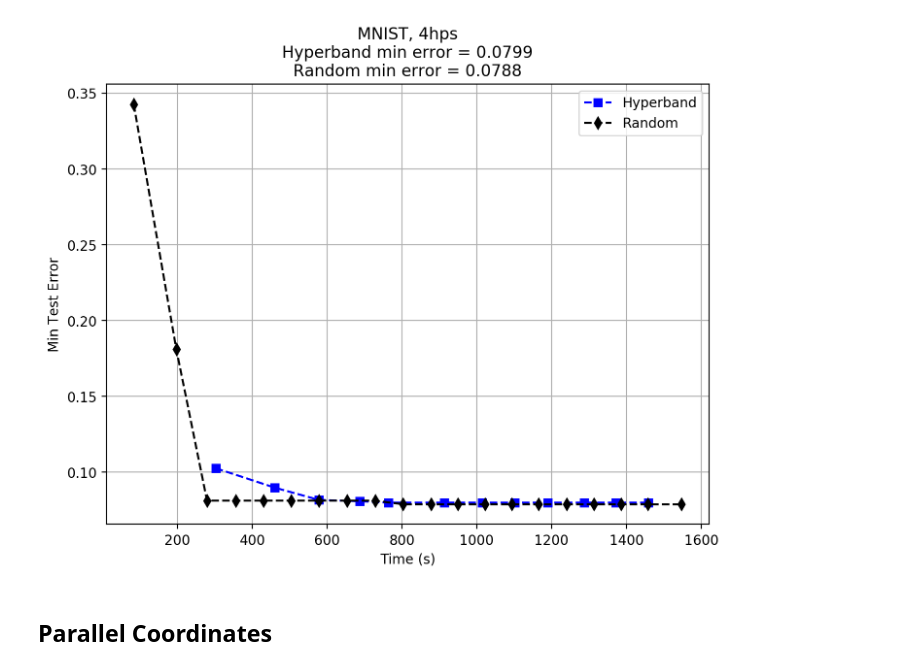
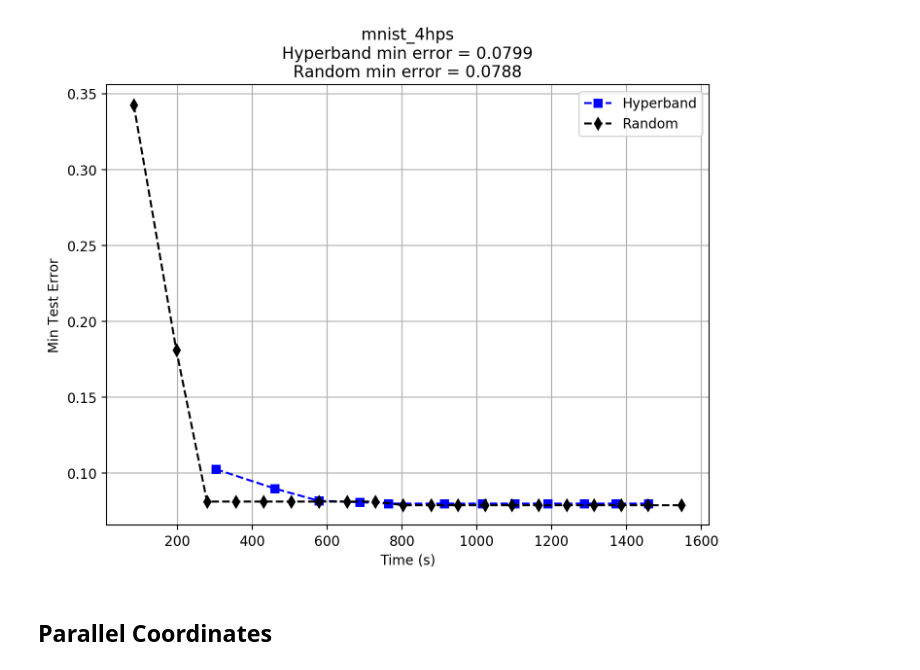
Before and after one commit to leowyy/autotune, a Jupyter notebook: analysis/cifar_hyperband_81R.ipynb, the cells around one changed output. Drawn from its saved outputs; the diff is of its cells as text; code cells hidden in the pictures.

Commit message:
plot convergence

```diff
--- a/analysis/cifar_hyperband_81R.ipynb
+++ b/analysis/cifar_hyperband_81R.ipynb
@@ -9,12 +9,13 @@ os.chdir(dir)
 from autotune.core.HyperbandOptimiser import HyperbandOptimiser
 from autotune.core.RandomOptimiser import RandomOptimiser
 # %%
-def plot_convergence(optimisers, problem_text):
+def plot_convergence(optimisers, problem_text=""):
     fig, ax = plt.subplots(1, 1, figsize=(8, 6), dpi=200)
     lines = ['--bs', '--kd', '--ro']
     for i, optimiser in enumerate(optimisers):
         ax.plot(optimiser.checkpoints, optimiser.Y_best, lines[i], label=optimiser.name)
 
+    ax.grid()
     plt.ylabel('Min Test Error')
     plt.xlabel('Time (s)')
     plt.legend()
@@ -22,11 +23,11 @@ def plot_convergence(optimisers, problem_text):
     res = ["{} min error = {}".format(opt.name, opt.fx_opt) for opt in optimisers]
     title = problem_text + "\n" + "\n".join(res)
     plt.title(title)
-    ax.grid()
     plt.savefig(path+"/"+problem_text, dpi=200)
     plt.show()
 # %%
-path = '/Users/signapoop/Desktop/results/mnist_4hps'
+problem_text = "mnist_4hps"
+path = '/Users/signapoop/Desktop/results/' + problem_text
 os.chdir(path)
 file = open("results.pkl",'rb')
 object_file = pickle.load(file)
@@ -37,10 +38,9 @@ hyper_opt = object_file[0]
 random_opt = object_file[1]
 # %%
 # Plot convergence
-problem_text = "MNIST, 4hps"
 plot_convergence(object_file, problem_text)
 # %% [output]
-[figure, old version]
+[figure, new version]
 # %% [markdown]
 ## Parallel Coordinates
 # %%
```
Also changed, not shown: parts of 5 cells of this notebook, 7 other files.
